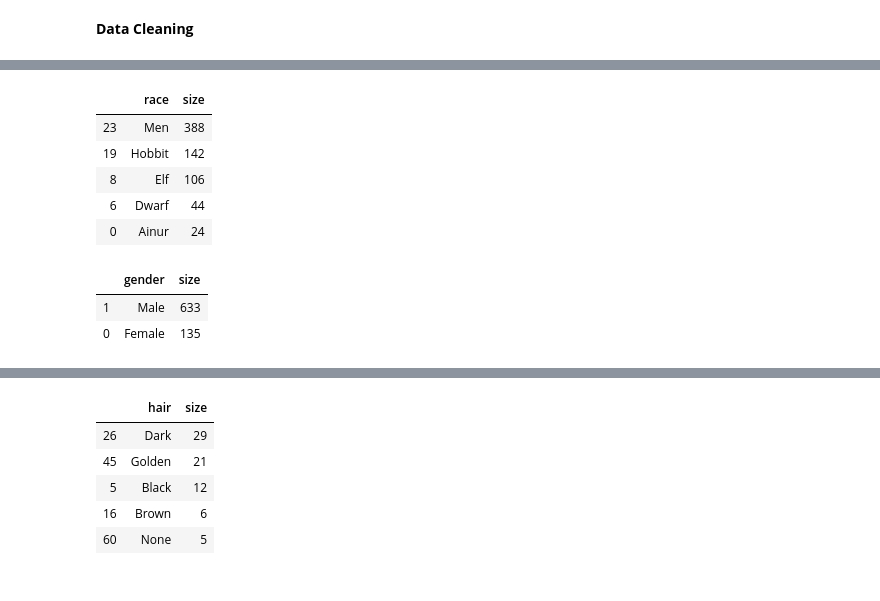
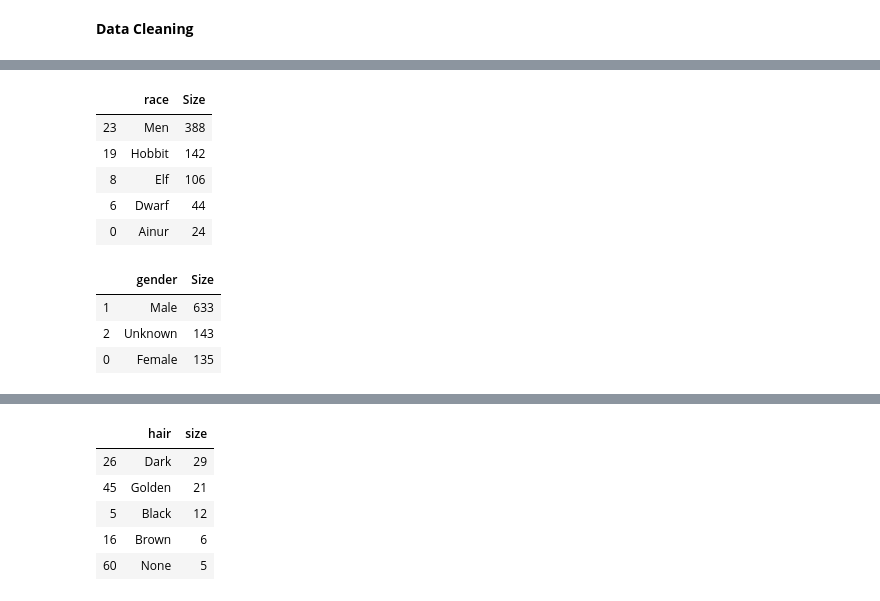
Before and after one commit to com-480-data-visualization/com-480-project-bkh, a Jupyter notebook: ExploratoryAnalysis.ipynb, the cells around one changed output, grey strips where cells are left out. Saved outputs shown, nothing was run; the diff lists cells and outputs as text; code cells hidden in the pictures.

```diff
--- a/ExploratoryAnalysis.ipynb
+++ b/ExploratoryAnalysis.ipynb
@@ -43,9 +52,10 @@ chars.head()
 # %%
 #get some stats about races with grouping
-race_counts = chars.groupby('race').size().reset_index(name='size')
-race_counts.sort_values('size', ascending = False).head(5)
+race_counts = chars.groupby('race').size().reset_index(name='Size')
+top_races = race_counts.sort_values('Size', ascending = False).head(5)
+top_races
 # %% [output]
-|  | race | size |
+|  | race | Size |
 | 23 | Men | 388 |
 | 19 | Hobbit | 142 |
 | 8 | Elf | 106 |
@@ -54,15 +64,16 @@ race_counts.sort_values('size', ascending = False).head(5)
 # %%
 #map the gender and get some stats
 gender_mappings = {
     "Males" : "Male",
     "male" : "Male",
     "Most likely male" : "Male"
 }
 chars['gender'].replace(gender_mappings, inplace = True)
-
-gender_counts = chars.groupby('gender').size().reset_index(name='size')
-gender_counts.sort_values('size', ascending = False)
+chars.loc[chars.gender.isna(), 'gender'] = 'Unknown'
+gender_counts = chars.groupby('gender').size().reset_index(name='Size')
+gender_counts.sort_values('Size', ascending = False)
 # %% [output]
-|  | gender | size |
+|  | gender | Size |
 | 1 | Male | 633 |
+| 2 | Unknown | 143 |
 | 0 | Female | 135 |
```
Also changed, not shown: parts of 16 cells of this notebook.
